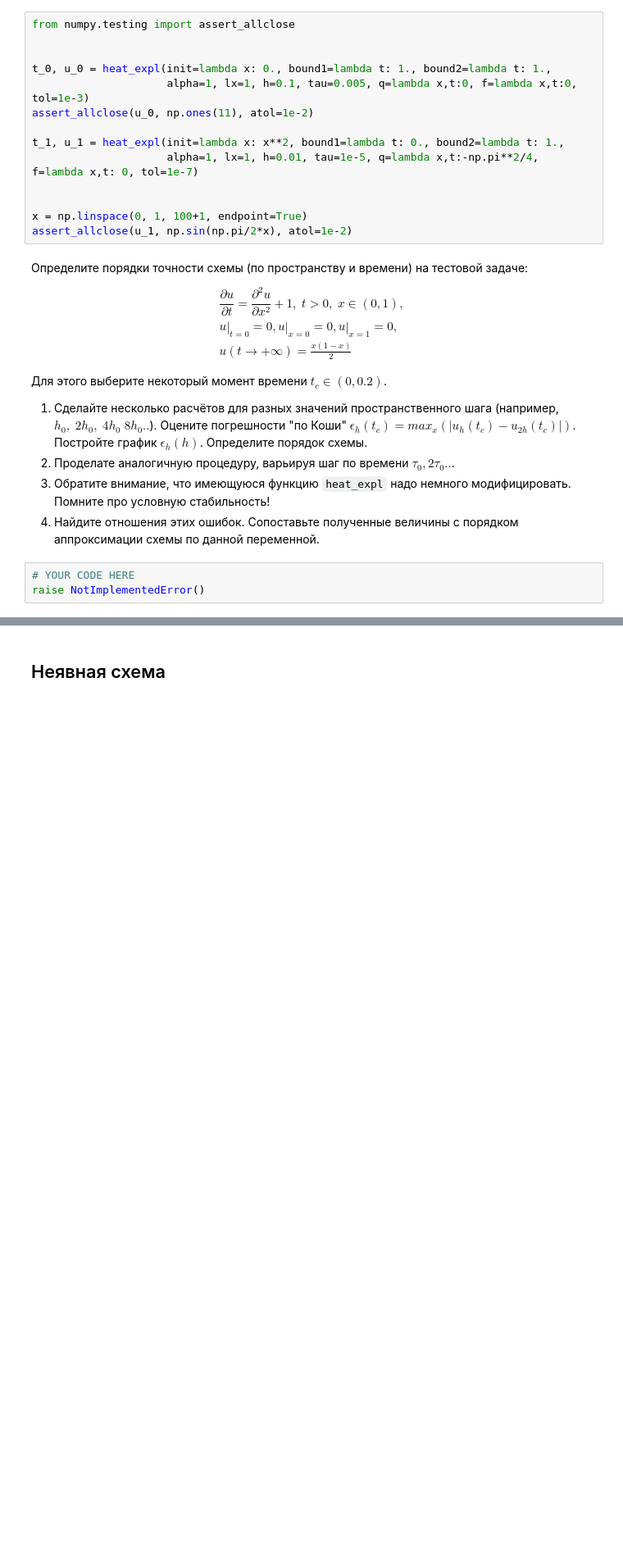
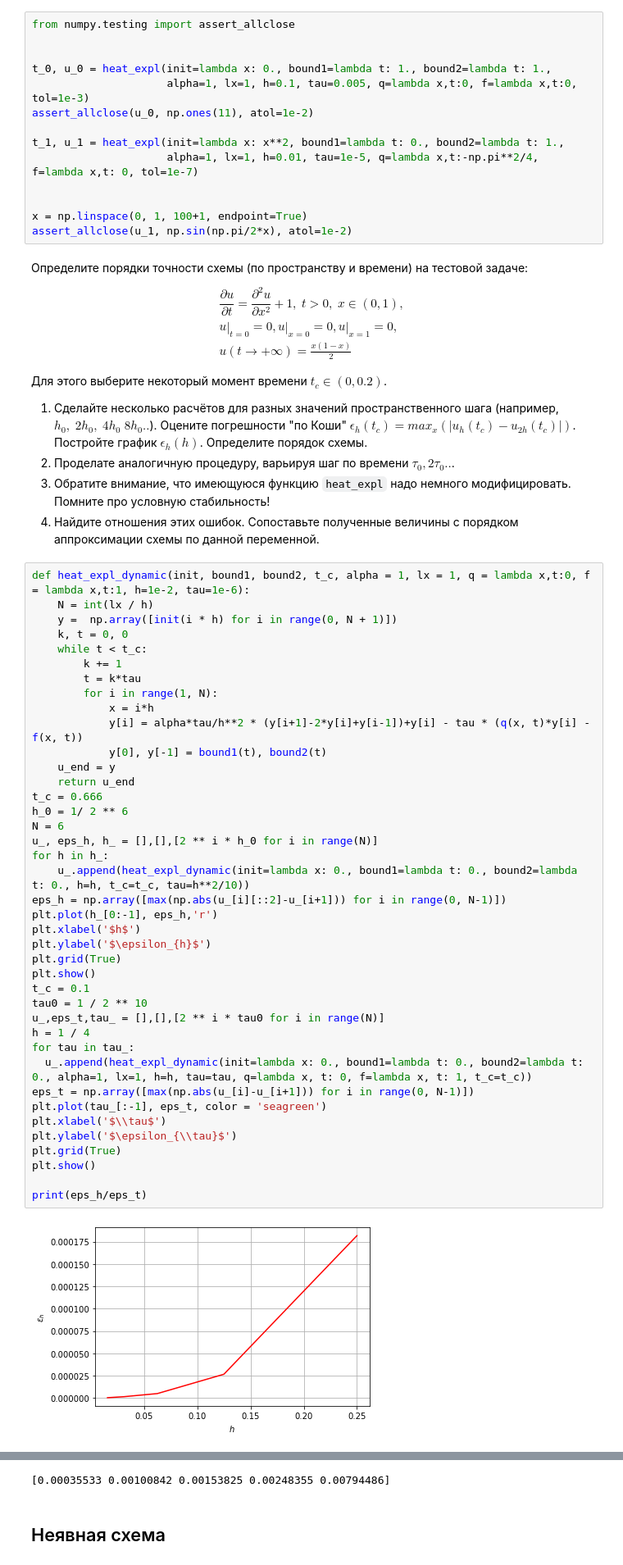
Before and after one commit to DanilPeg/calcphys2022, a Jupyter notebook: diffusion_eq.ipynb, the cells around one changed output, grey strips where cells are left out. Shown: that part at 82% size. Drawn from its saved outputs; the diff is of its cells as text; blank space fills up the shorter version.

```diff
--- a/diffusion_eq.ipynb
+++ b/diffusion_eq.ipynb
@@ -281,6 +295,45 @@ u(t\to+\infty)= \frac{x(1-x)}{2}
 2. Проделате аналогичную процедуру, варьируя шаг по времени $\tau_0, 2\tau_0 ..$.
 3. Обратите внимание, что имеющуюся функцию `heat_expl` надо немного модифицировать. Помните про условную стабильность!
 3. Найдите отношения этих ошибок. Сопоставьте полученные величины с порядком аппроксимации схемы по данной переменной.
-# %%
-# YOUR CODE HERE
-raise NotImplementedError()
+# %%
+def heat_expl_dynamic(init, bound1, bound2, t_c, alpha = 1, lx = 1, q = lambda x,t:0, f = lambda x,t:1, h=1e-2, tau=1e-6):
+    N = int(lx / h)
+    y =  np.array([init(i * h) for i in range(0, N + 1)])
+    k, t = 0, 0
+    while t < t_c:
+        k += 1
+        t = k*tau
+        for i in range(1, N):
+            x = i*h
+            y[i] = alpha*tau/h**2 * (y[i+1]-2*y[i]+y[i-1])+y[i] - tau * (q(x, t)*y[i] - f(x, t))
+            y[0], y[-1] = bound1(t), bound2(t)
+    u_end = y
+    return u_end
+t_c = 0.666
+h_0 = 1/ 2 ** 6
+N = 6
+u_, eps_h, h_ = [],[],[2 ** i * h_0 for i in range(N)]
+for h in h_:
+    u_.append(heat_expl_dynamic(init=lambda x: 0., bound1=lambda t: 0., bound2=lambda t: 0., h=h, t_c=t_c, tau=h**2/10))
+eps_h = np.array([max(np.abs(u_[i][::2]-u_[i+1])) for i in range(0, N-1)])
+plt.plot(h_[0:-1], eps_h,'r')
+plt.xlabel('$h$')
+plt.ylabel('$\epsilon_{h}$')
+plt.grid(True)
+plt.show()
+t_c = 0.1
+tau0 = 1 / 2 ** 10
+u_,eps_t,tau_ = [],[],[2 ** i * tau0 for i in range(N)]
+h = 1 / 4
+for tau in tau_:
+  u_.append(heat_expl_dynamic(init=lambda x: 0., bound1=lambda t: 0., bound2=lambda t: 0., alpha=1, lx=1, h=h, tau=tau, q=lambda x, t: 0, f=lambda x, t: 1, t_c=t_c))
+eps_t = np.array([max(np.abs(u_[i]-u_[i+1])) for i in range(0, N-1)])
+plt.plot(tau_[:-1], eps_t, color = 'seagreen')
+plt.xlabel('$\\tau$')
+plt.ylabel('$\epsilon_{\\tau}$')
+plt.grid(True)
+plt.show()
+
+print(eps_h/eps_t)
+# %% [output]
+[figure, added]
@@ -287,3 +341,4 @@ raise NotImplementedError()
+[0.00035533 0.00100842 0.00153825 0.00248355 0.00794486]
 # %% [markdown]
 ## Неявная схема
 # %% [markdown]
```
Also changed, not shown: parts of 6 cells of this notebook.
